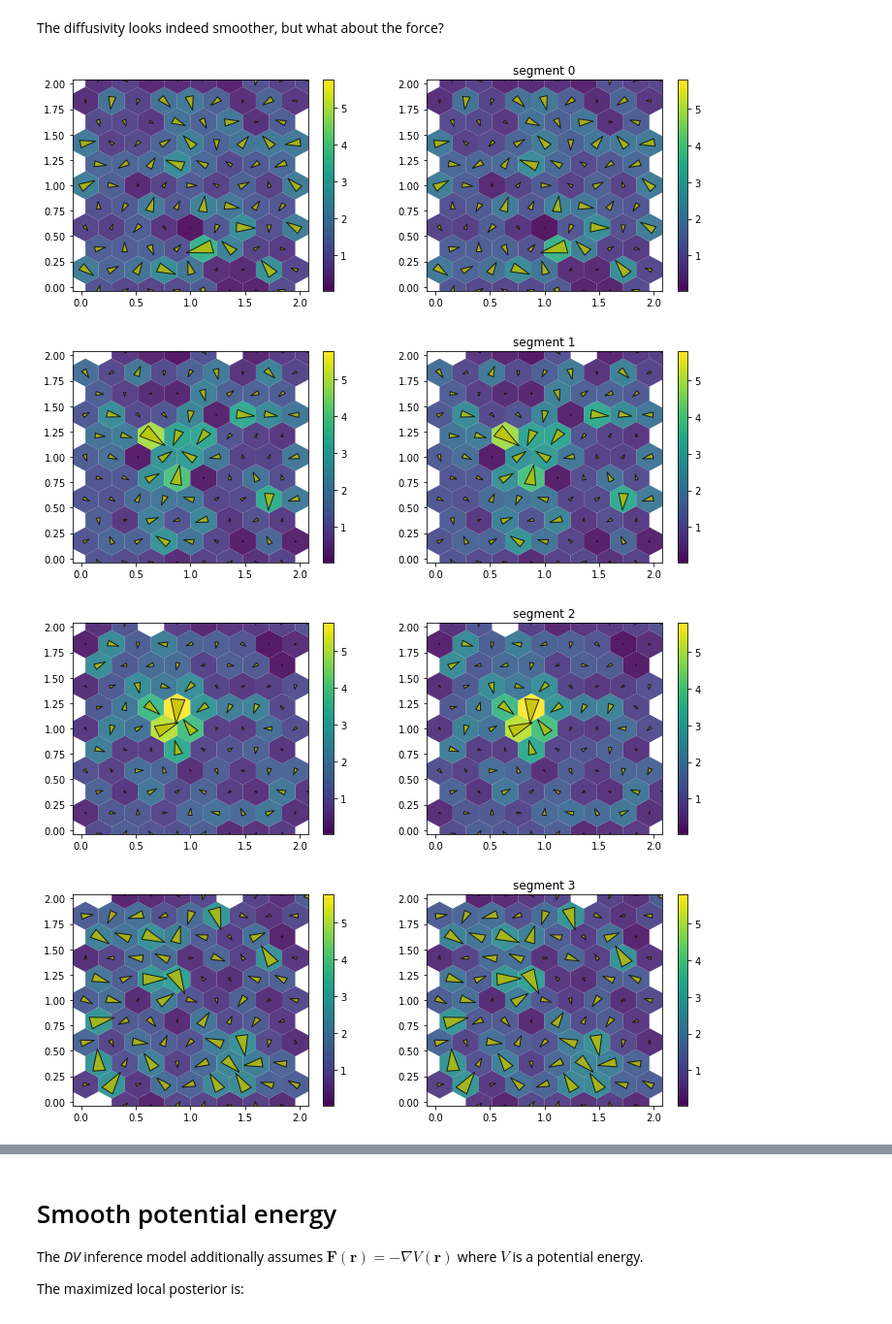
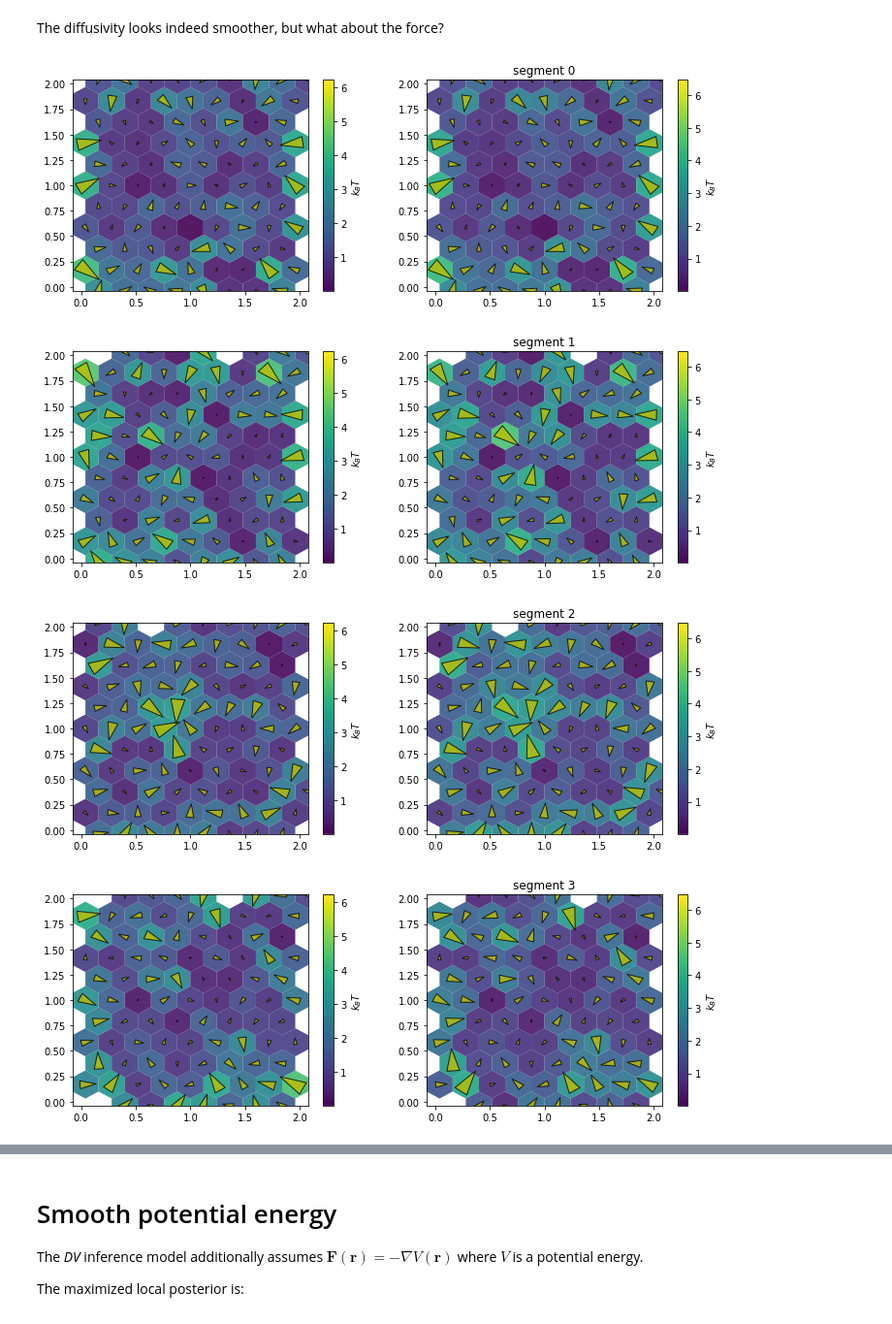
Before and after one commit to DecBayComp/COMPARE19, a Jupyter notebook: 1. Simulated data/2. dynamic inference.ipynb, the cells around one changed output, grey strips where cells are left out. Shown at 97% size. Drawn from its saved outputs; the diff is of its cells as text; code cells hidden in the pictures.

```diff
--- a/1. Simulated data/2. dynamic inference.ipynb
+++ b/1. Simulated data/2. dynamic inference.ipynb
@@ -119,5 +119,5 @@ elapsed time: 1s
 for segment in range(nsegments):
 
     map_plot(analyses, label=[dynamic_segmentation_label, 'degraded'], segment=segment,
-            feature='diffusivity', title='segment {}'.format(segment))
+            feature='diffusivity', unit='$\mu m^2 s^{-1}$', title='segment {}'.format(segment))
 # %% [output]
@@ -180,11 +181,11 @@ for segment in range(nsegments):
     fig.set_size_inches(12, 4)
 
     map_plot(analyses, label=[dynamic_segmentation_label, 'DF mu=0'], segment=segment,
-             feature='diffusivity', title='segment {}'.format(segment),
+             feature='diffusivity', unit='$\mu m^2 s^{-1}$', title='segment {}'.format(segment),
              clim=[0.13, 0.34],
              figure=fig, axes=axes[0], show=False)
-    map_plot(analyses, label=[dynamic_segmentation_label, 'DF mu=100'], segment=segment,
-             feature='diffusivity', title='segment {}'.format(segment),
+    map_plot(analyses, label=[dynamic_segmentation_label, 'DF mu=1e3'], segment=segment,
+             feature='diffusivity', unit='$\mu m^2 s^{-1}$', title='segment {}'.format(segment),
              clim=[0.13, 0.34],
              figure=fig, axes=axes[1], show=False)
 
@@ -201,23 +202,23 @@ The diffusivity looks indeed smoother, but what about the force?
 # %%
 # force
 
 for segment in range(nsegments):
 
     fig, axes = plt.subplots(1,2)
     fig.set_size_inches(12, 4)
 
     map_plot(analyses, label=[dynamic_segmentation_label, 'DF mu=0'], segment=segment,
-             feature='force', title='segment {}'.format(segment),
+             feature='force', unit='$k_{B} T$', title='segment {}'.format(segment),
              cell_arrow_ratio=1,
              figure=fig, axes=axes[0], show=False)
-    map_plot(analyses, label=[dynamic_segmentation_label, 'DF mu=100'], segment=segment,
-             feature='force', title='segment {}'.format(segment),
+    map_plot(analyses, label=[dynamic_segmentation_label, 'DF mu=1e3'], segment=segment,
+             feature='force', unit='$k_{B} T$', title='segment {}'.format(segment),
              cell_arrow_ratio=1,
              figure=fig, axes=axes[1], show=False)
 
 plt.show()
 # %% [output]
-[figure, old version]
+[figure, new version]
-[figure, old version]
+[figure, new version]
-[figure, old version]
+[figure, new version]
-[figure, old version]
+[figure, new version]
```
Also changed, not shown: parts of 20 cells of this notebook, 2 other files.
